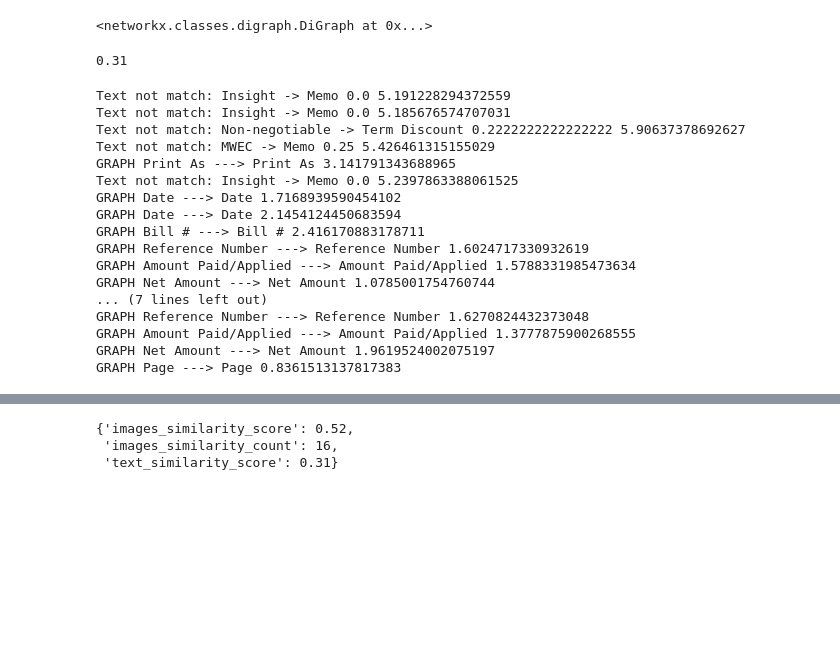
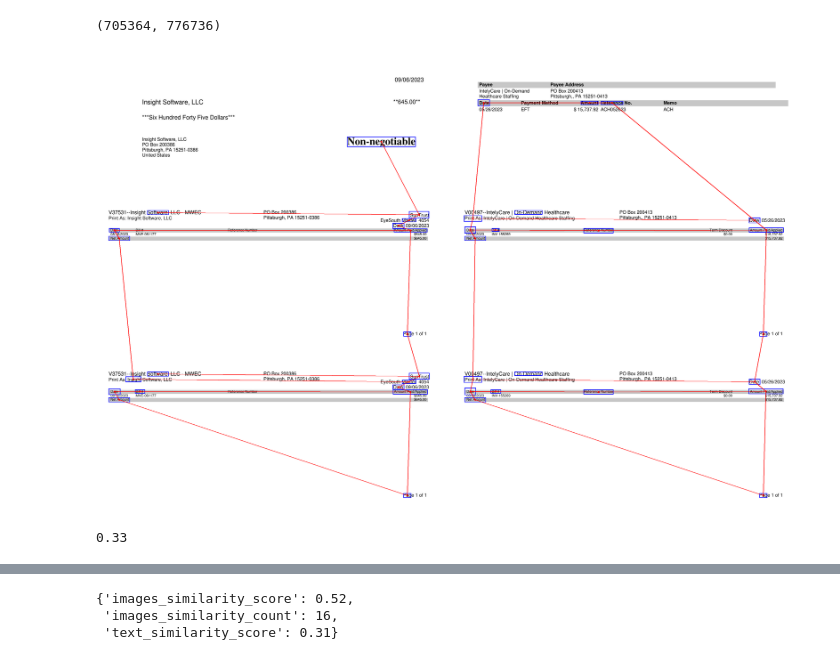
Before and after one commit to bilykigor/doc2graph, a Jupyter notebook: image_similarity.ipynb, the cells around one changed output, grey strips where cells are left out. Drawn from its saved outputs; the diff is of its cells as text; code cells hidden in the pictures; blank space fills up the shorter version.

```diff
--- a/image_similarity.ipynb
+++ b/image_similarity.ipynb
@@ -92 +110,4 @@ from sklearn.metrics import pairwise_distances
+# %%
+source_file = "data/1e43f756-82ec-48f5-aaa7-165f4bea3ad5.pdf"
+target_file = "data/bdc8c660-9027-4cda-8750-1be3b1bc9529.pdf"
 # %%
@@ -101,3 +121,6 @@ target_image = file_to_images(target_file)[0]
+# %%
+source_words = [remove_stop_symbols(w) for w in source_word_boxes['words']]
+target_words = [remove_stop_symbols(w) for w in target_word_boxes['words']]
 # %%
-source_graph = create_graph(source_word_boxes['words'], source_word_boxes['boxes'])
-target_graph = create_graph(target_word_boxes['words'], target_word_boxes['boxes'])
+source_graph = create_graph(source_words, source_word_boxes['boxes'])
+target_graph = create_graph(target_words, target_word_boxes['boxes'])
@@ -116,12 +130,29 @@ Conv(target_graph)
-# %%
-filter_words_boxes(source_graph)
-filter_words_boxes(target_graph)
-# %% [output]
-<networkx.classes.digraph.DiGraph at 0x...>
+# %%
+filter_words_boxes(source_graph)
+filter_words_boxes(target_graph)
+
+source_graph = create_graph([source_graph.nodes[node]['text'] for node in source_graph], [source_graph.nodes[node]['box'] for node in source_graph])
+target_graph = create_graph([target_graph.nodes[node]['text'] for node in target_graph], [target_graph.nodes[node]['box'] for node in target_graph])
+# %%
+source_containing_area = area(normalize_box(get_containing_box(source_graph), source_image_size[0], source_image_size[1]))
+target_containing_area = area(normalize_box(get_containing_box(target_graph), target_image_size[0], target_image_size[1]))
+source_containing_area, target_containing_area
+# %% [output]
+(705364, 776736)
+# %%
+im_t = target_image.copy()
+draw_graph(im_t, target_graph,nodes=None)
+im_s = source_image.copy()
+draw_graph(im_s, source_graph,nodes=None)
+get_concat_h(im_s, im_t)
+#im_s
+# %% [output]
+[figure, added]
 # %%
 source_words_filtered = [source_graph.nodes[node]['text'] for node in source_graph]
 target_words_filtered = [target_graph.nodes[node]['text'] for node in target_graph]
 shared_words, _, text_similarity_score = text_similarity(source_words_filtered, target_words_filtered)
+shared_words = list(shared_words)
 text_similarity_score
 # %% [output]
-0.31
+0.33
@@ -132,20 +158,0 @@ pairwise_dist = pairwise_distances(source_embeddings_filtered, target_embeddings
-# %%
-images_similarity_count, images_similarity_score = images_similarity(source_graph,target_graph, pairwise_dist, threshold=6)
-# %% [output]
-Text not match: Insight -> Memo 0.0 5.191228294372559
-Text not match: Insight -> Memo 0.0 5.185676574707031
-Text not match: Non-negotiable -> Term Discount 0.2222222222222222 5.90637378692627
-Text not match: MWEC -> Memo 0.25 5.426461315155029
-GRAPH Print As ---> Print As 3.141791343688965
-Text not match: Insight -> Memo 0.0 5.2397863388061525
-GRAPH Date ---> Date 1.7168939590454102
-GRAPH Date ---> Date 2.1454124450683594
-GRAPH Bill # ---> Bill # 2.416170883178711
-GRAPH Reference Number ---> Reference Number 1.6024717330932619
-GRAPH Amount Paid/Applied ---> Amount Paid/Applied 1.5788331985473634
-GRAPH Net Amount ---> Net Amount 1.0785001754760744
-... (7 lines left out)
-GRAPH Reference Number ---> Reference Number 1.6270824432373048
-GRAPH Amount Paid/Applied ---> Amount Paid/Applied 1.3777875900268555
-GRAPH Net Amount ---> Net Amount 1.9619524002075197
-GRAPH Page ---> Page 0.8361513137817383
```
Also changed, not shown: parts of 21 cells of this notebook, 4 other files.
